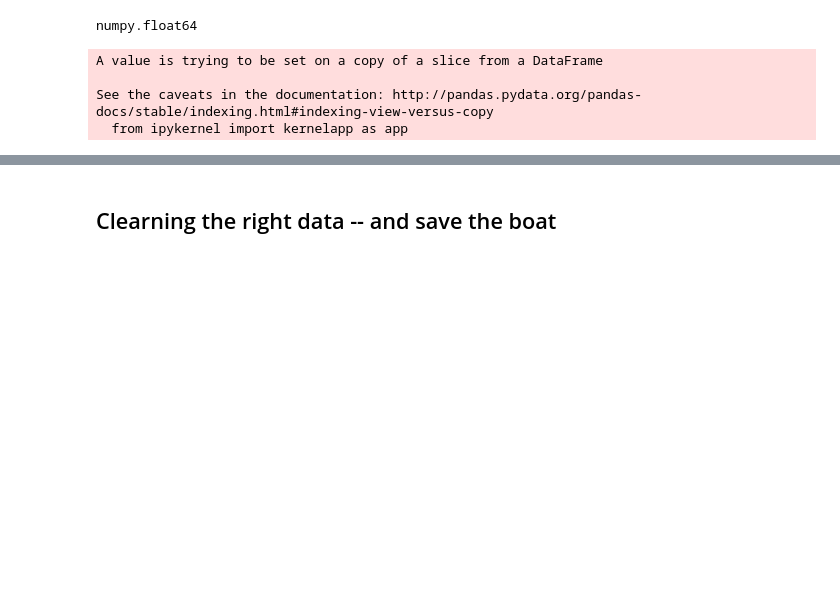
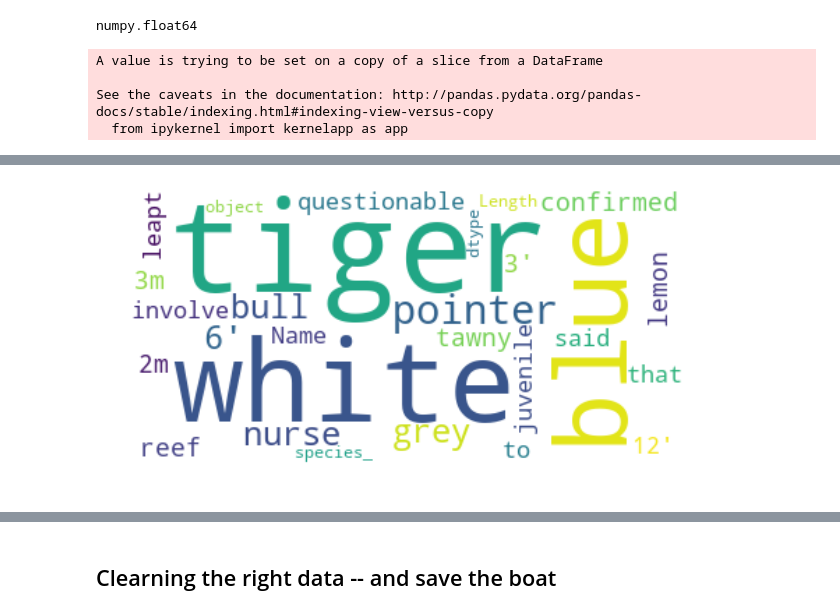
Before and after one commit to ironhacksao-datateam/june2019-ft, a Jupyter notebook: week_2/pandas-project/your-code/pandas_project.ipynb, the cells around one changed output, grey strips where cells are left out. Cells and saved outputs as stored; diff of their text form; code cells hidden in the pictures; blank space fills up the shorter version.

```diff
--- a/week_2/pandas-project/your-code/pandas_project.ipynb
+++ b/week_2/pandas-project/your-code/pandas_project.ipynb
@@ -515,0 +504,4 @@ df2
+# %%
+type_new[3] = type_new[4] = type_new[6] = 'boat'
+# %%
+dict_type = dict(zip(type_old, type_new))
@@ -515,0 +518,2 @@ df2
+# %%
+df['type_rec'] = df.type.map(dict_type)
@@ -515,0 +546,7 @@ df2
+# %%
+swords = ['from', 'in', 'was', 'NaN', 'at', 'of', 'by', 'on', 'shark', 'incident', 'invalid', 'not', 'involvement']
+# %%
+word_cloud_figure(df['species_'],
+                  stopwords=swords)
+# %% [output]
+[figure, added]
```
Also changed, not shown: parts of 85 cells of this notebook, 2 other files.
